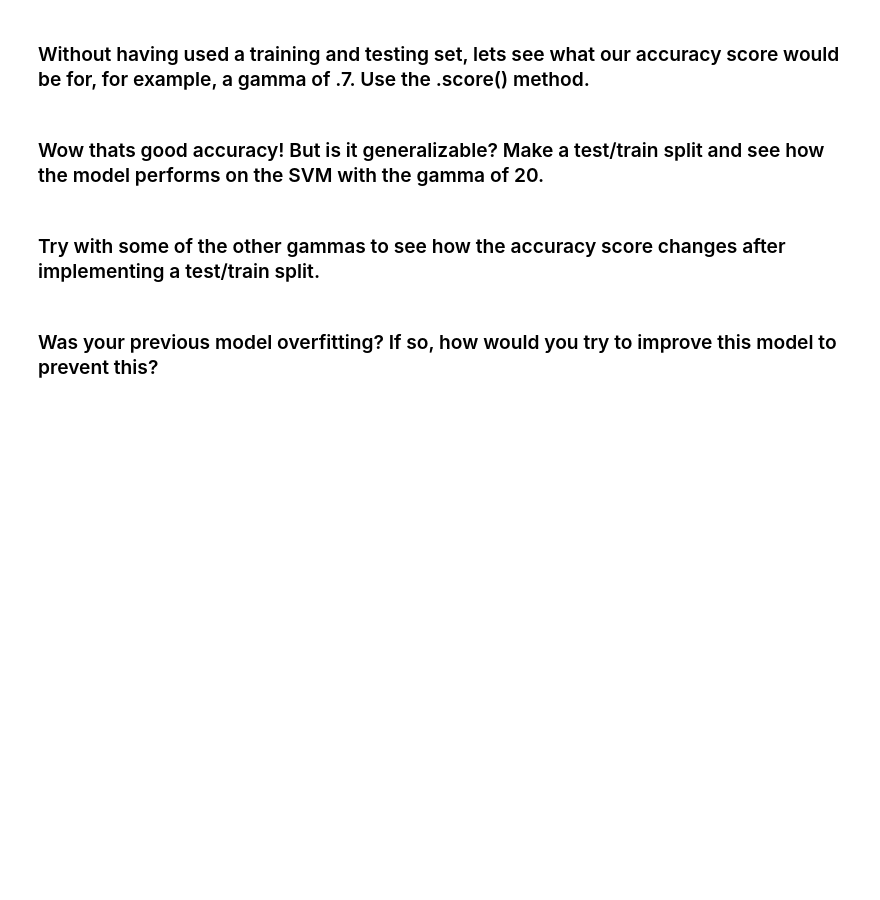
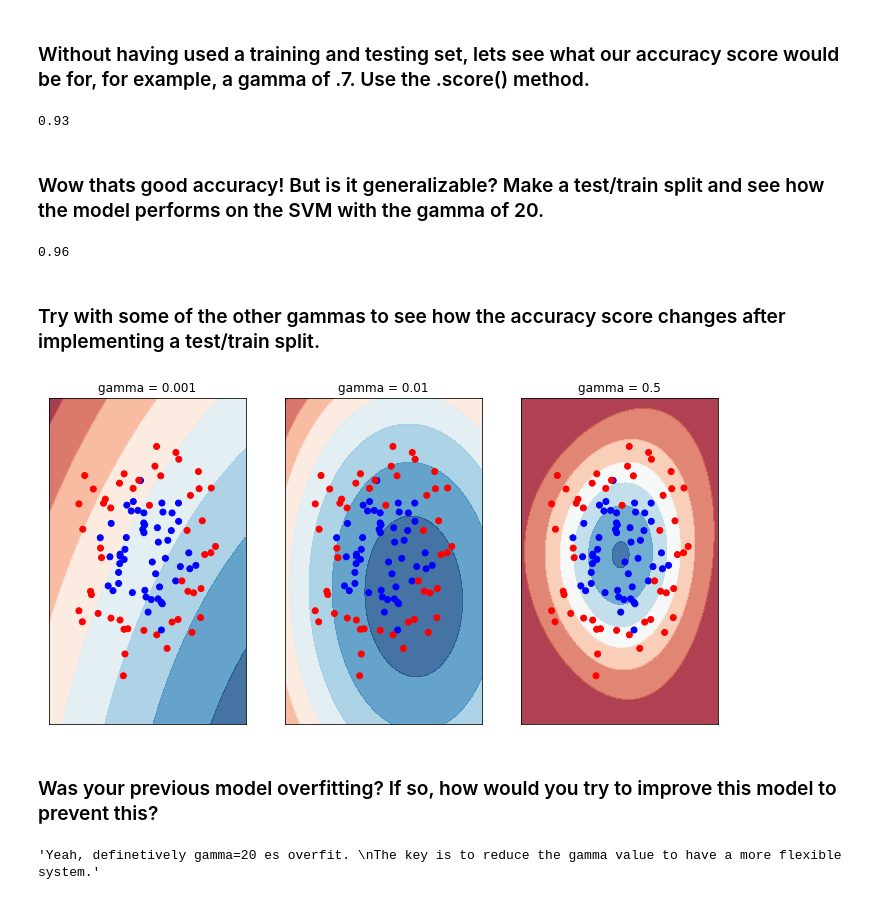
Before and after one commit to miguestepa/lab-problems-with-ML, a Jupyter notebook: your-code/lab_overfitting.ipynb, the cells around one changed output. Drawn from its saved outputs; the diff is of its cells as text; code cells hidden in the pictures; blank space fills up the shorter version.

```diff
--- a/your-code/lab_overfitting.ipynb
+++ b/your-code/lab_overfitting.ipynb
@@ -26,7 +27,10 @@ X, y = make_circles(noise=0.2, factor=0.5, random_state=1)
 Instantiate a list of three SVM classifiers with three different gamma parameters, (.001, 1, and 20).
 # %%
 # Your code here
-gamma = [.001,1,20]
+gamma = [.001, 1, 20]
+classifiers = []
+for i in gamma:
+    classifiers.append(svm.SVC(gamma = i))
 # %% [markdown]
 ### Now, we are going to plot the boundaries created by each of these classifiers with the points we generated. Run the following code to make three graphs of each SVM classifier.
 # %%
@@ -87,2 +90,10 @@ What would you select as the opitmal gamma?
+# %%
+# Your code here
+
+svm_test = svm.SVC(gamma = 0.7)
+svm_test.fit(X,y)
+svm_test.score(X,y)
+# %% [output]
+0.93
 # %% [markdown]
 ### Wow thats good accuracy! But is it generalizable? Make a test/train split and see how the model performs on the SVM with the gamma of 20.
@@ -91,2 +100,10 @@ What would you select as the opitmal gamma?
+# %%
+# Your code here
+
+svm_test = svm.SVC(gamma = 20)
+svm_test.fit(X,y)
+svm_test.score(X,y)
+# %% [output]
+0.96
 # %% [markdown]
 ### Try with some of the other gammas to see how the accuracy score changes after implementing a test/train split.
@@ -95,2 +110,51 @@ What would you select as the opitmal gamma?
+# %%
+# Your code here
+from matplotlib.colors import ListedColormap
+
+gamma = [.001, 0.01, 0.5]
+classifiers = []
+names = []
+for i in gamma:
+    classifiers.append(svm.SVC(gamma = i))
+    names.append(f'gamma = {i}')
+
+
+figure = plt.figure(figsize=(12, 6))
+i = 1
+h = .02  # step size in the mesh
+x_min, x_max = X[:, 0].min() - .5, X[:, 0].max() + .5
+y_min, y_max = X[:, 1].min() - .5, X[:, 1].max() + .5
+xx, yy = np.meshgrid(np.arange(x_min, x_max, h),
+                     np.arange(y_min, y_max, h))
+cm = plt.cm.RdBu
+cm_bright = ListedColormap(['#FF0000', '#0000FF'])
+
+# iterate over classifiers
+for name, clf in zip(names, classifiers):
+    ax = plt.subplot(1, len(classifiers), i)
+    clf.fit(X, y)
+
+    # Plot the decision boundary. For that, we will assign a color to each
+    # point in the mesh [x_min, x_max]x[y_min, y_max].
+    if hasattr(clf, "decision_function"):
+        Z = clf.decision_function(np.c_[xx.ravel(), yy.ravel()])
+    else:
+        Z = clf.predict_proba(np.c_[xx.ravel(), yy.ravel()])[:, 1]
+
+    # Put the result into a color plot
+    Z = Z.reshape(xx.shape)
+    ax.contourf(xx, yy, Z, cmap=cm, alpha=.8)
+
+    ax.scatter(X[:, 0], X[:, 1], c=y, cmap=cm_bright)
+
+    ax.set_xlim(xx.min(), xx.max())
+    ax.set_ylim(yy.min(), yy.max())
+    ax.set_xticks(())
+    ax.set_yticks(())
+    ax.set_title(name)
+    i += 1
+plt.show()
+# %% [output]
+[figure, added]
 # %% [markdown]
 ### Was your previous model overfitting? If so, how would you try to improve this model to prevent this?
@@ -98,0 +161,7 @@ What would you select as the opitmal gamma?
+# %%
+# Your response here
+
+'''Yeah, definetively gamma=20 es overfit.
+The key is to reduce the gamma value to have a more flexible system.'''
+# %% [output]
+'Yeah, definetively gamma=20 es overfit. \nThe key is to reduce the gamma value to have a more flexible system.'
```
Also changed, not shown: parts of 8 cells of this notebook.
